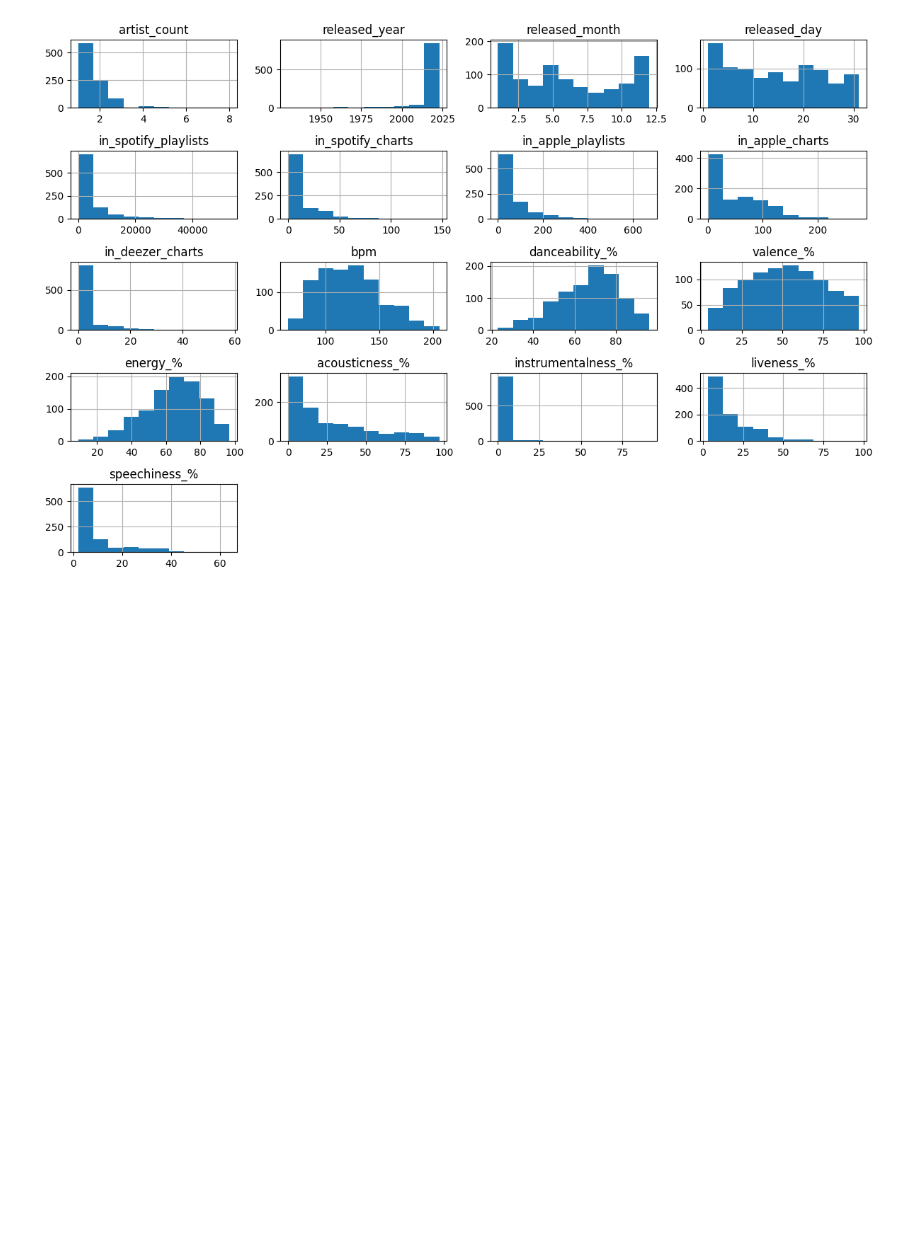
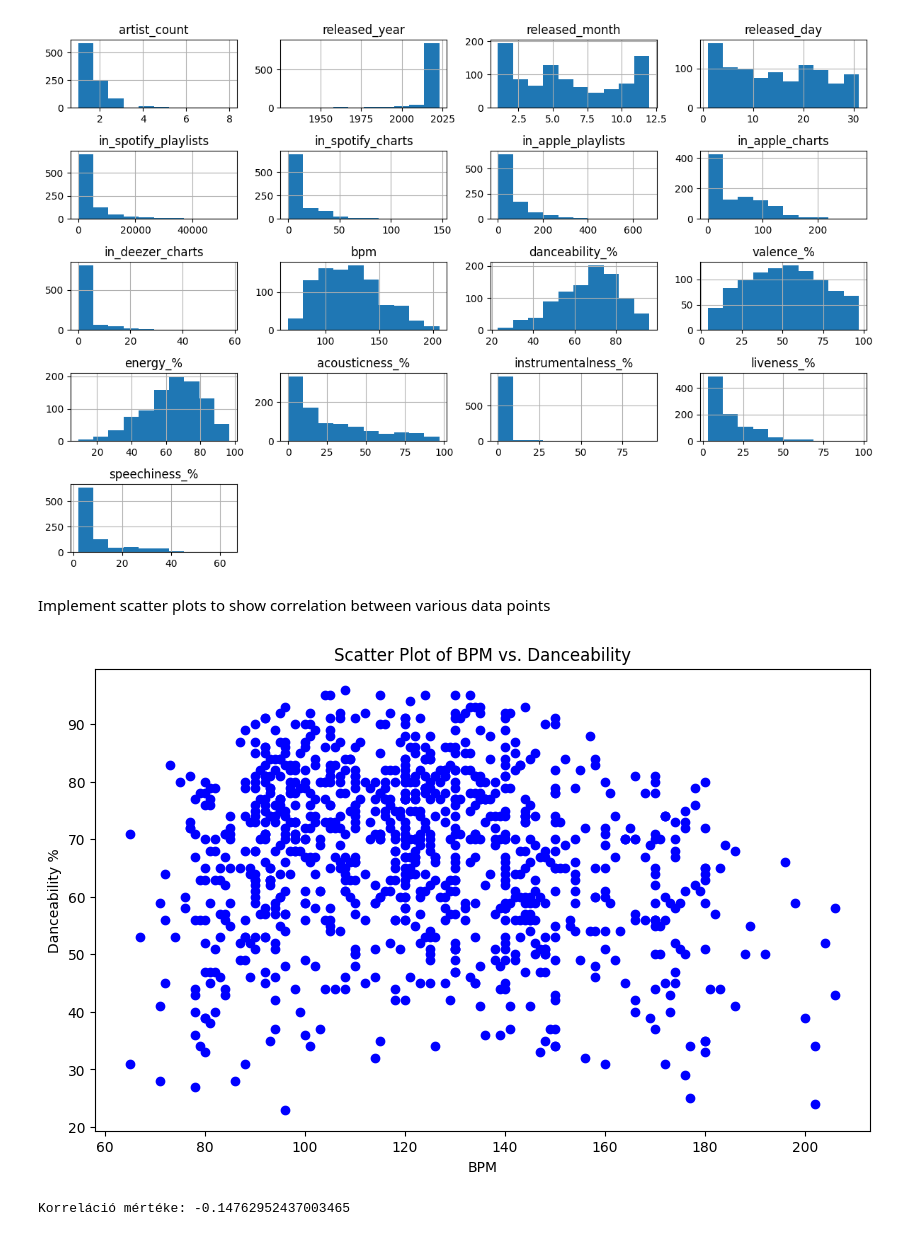
Before and after one commit to godoistvan/topsongs, a Jupyter notebook: topsongs.ipynb, the cells around one changed output. Saved outputs shown, nothing was run; the diff lists cells and outputs as text; code cells hidden in the pictures; blank space fills up the shorter version.

Commit message:
Investigated correlation between BPM and Danceabiltiy

```diff
--- a/topsongs.ipynb
+++ b/topsongs.ipynb
@@ -80,3 +80,19 @@ plt.tight_layout()
 plt.show()
 # %% [output]
 [figure]
+# %% [markdown]
+Implement scatter plots to show correlation between various data points
+# %%
+
+plt.figure(figsize=(10, 6))
+plt.scatter(df['bpm'], df['danceability_%'], c='blue')
+plt.xlabel('BPM')
+plt.ylabel('Danceability %')
+plt.title('Scatter Plot of BPM vs. Danceability')
+plt.show()
+correlation = df['bpm'].corr(df['danceability_%'])
+
+print("Korreláció mértéke:", correlation)
+# %% [output]
+[figure, added]
+Korreláció mértéke: -0.14762952437003465
```
Also changed, not shown: parts of 2 cells of this notebook.
